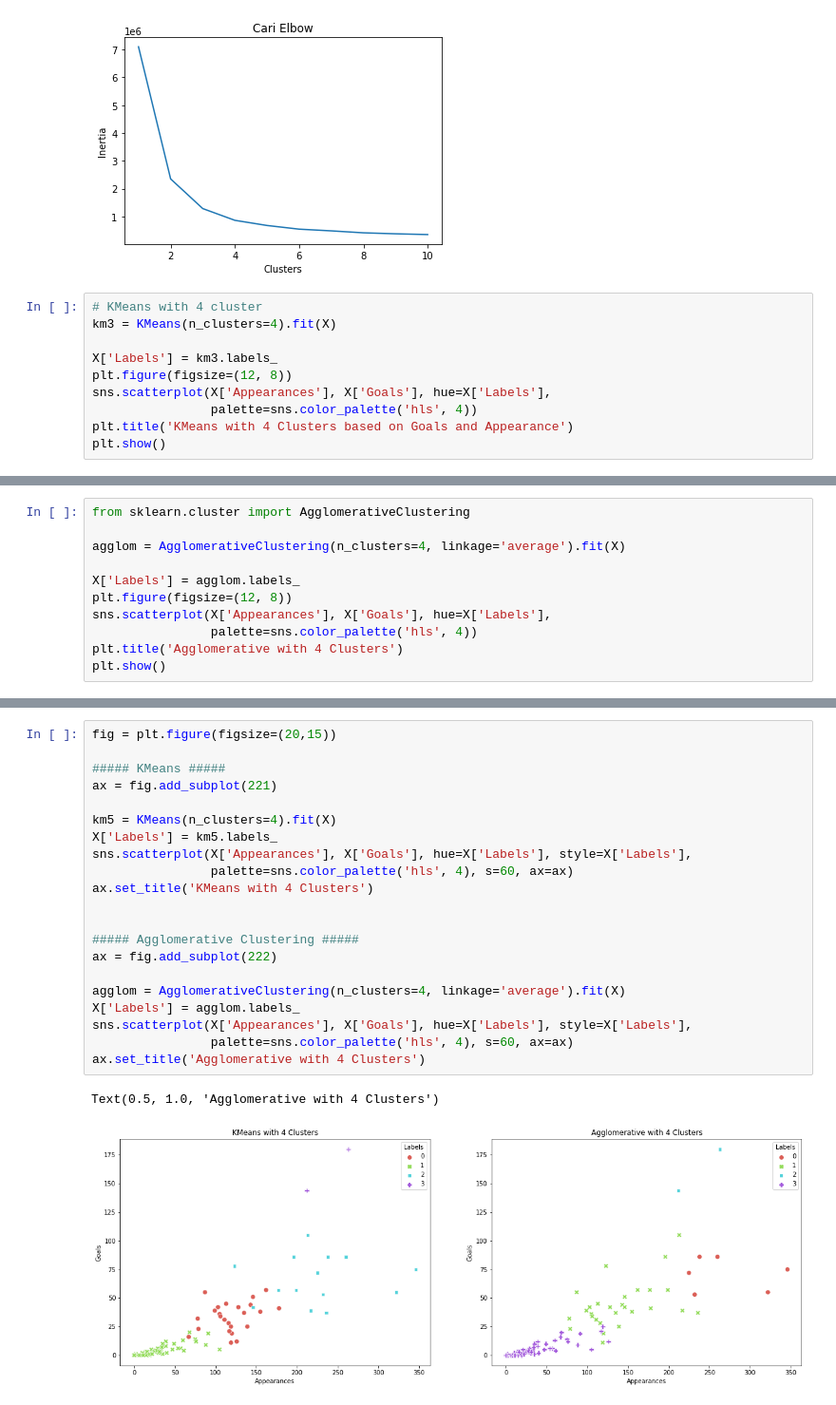
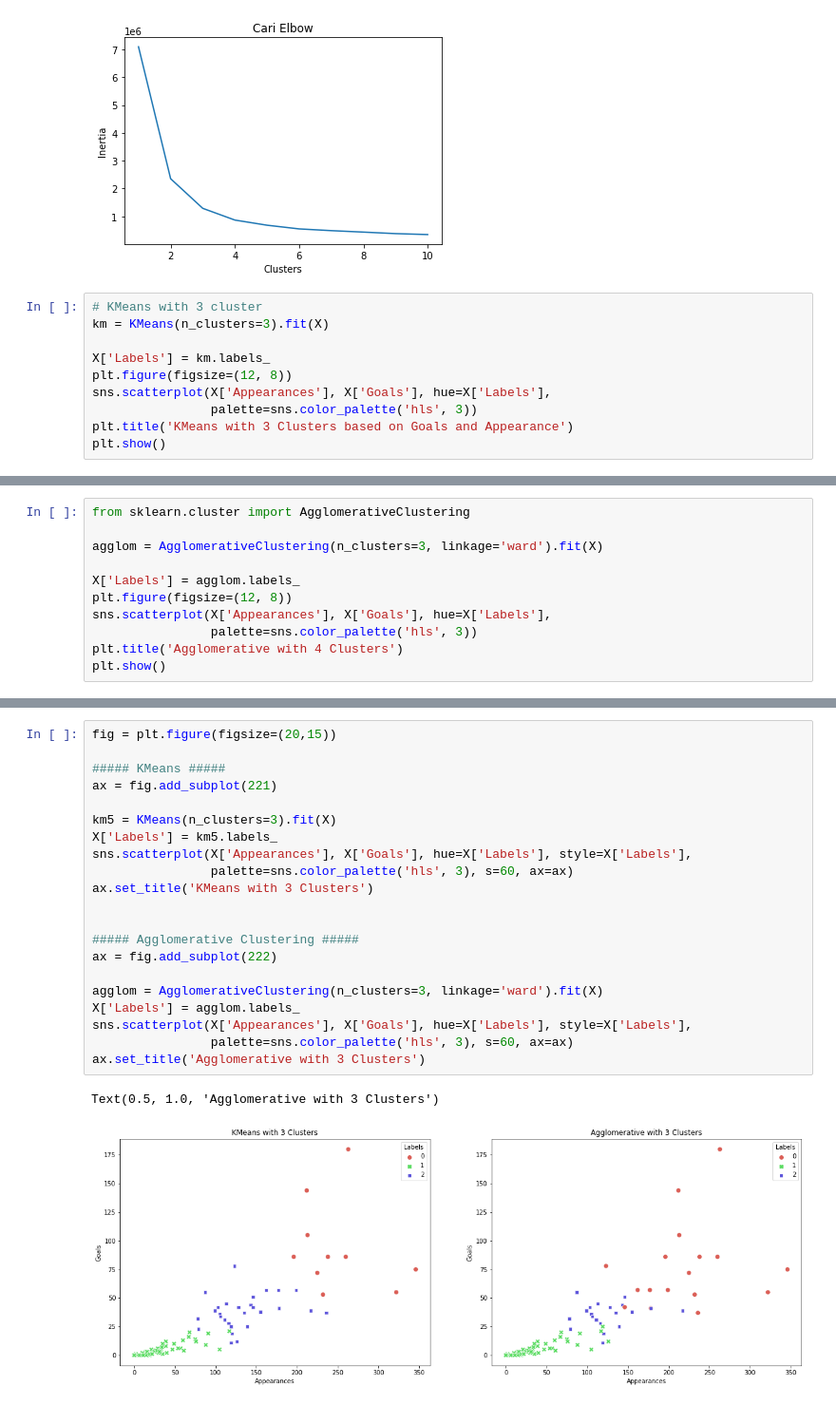
Before and after one commit to ariqnfl/learn-py, a Jupyter notebook: Training/EPL_Striker_Clustering.ipynb, the cells around one changed output, grey strips where cells are left out. Shown at 95% size. Cells and saved outputs as stored; diff of their text form.

```diff
--- a/Training/EPL_Striker_Clustering.ipynb
+++ b/Training/EPL_Striker_Clustering.ipynb
@@ -179,13 +179,13 @@ plt.ylabel("Inertia")
 Text(0, 0.5, 'Inertia')
 [figure]
 # %%
-# KMeans with 4 cluster
-km3 = KMeans(n_clusters=4).fit(X)
+# KMeans with 3 cluster
+km = KMeans(n_clusters=3).fit(X)
 
-X['Labels'] = km3.labels_
+X['Labels'] = km.labels_
 plt.figure(figsize=(12, 8))
 sns.scatterplot(X['Appearances'], X['Goals'], hue=X['Labels'],
-                palette=sns.color_palette('hls', 4))
-plt.title('KMeans with 4 Clusters based on Goals and Appearance')
+                palette=sns.color_palette('hls', 3))
+plt.title('KMeans with 3 Clusters based on Goals and Appearance')
 plt.show()
 # %% [output]
@@ -193,12 +193,12 @@ plt.show()
 # %%
 from sklearn.cluster import AgglomerativeClustering
 
-agglom = AgglomerativeClustering(n_clusters=4, linkage='average').fit(X)
+agglom = AgglomerativeClustering(n_clusters=3, linkage='ward').fit(X)
 
 X['Labels'] = agglom.labels_
 plt.figure(figsize=(12, 8))
 sns.scatterplot(X['Appearances'], X['Goals'], hue=X['Labels'],
-                palette=sns.color_palette('hls', 4))
+                palette=sns.color_palette('hls', 3))
 plt.title('Agglomerative with 4 Clusters')
 plt.show()
 # %% [output]
@@ -206,24 +206,24 @@ plt.show()
 # %%
 fig = plt.figure(figsize=(20,15))
 
 ##### KMeans #####
 ax = fig.add_subplot(221)
 
-km5 = KMeans(n_clusters=4).fit(X)
+km5 = KMeans(n_clusters=3).fit(X)
 X['Labels'] = km5.labels_
 sns.scatterplot(X['Appearances'], X['Goals'], hue=X['Labels'], style=X['Labels'],
-                palette=sns.color_palette('hls', 4), s=60, ax=ax)
-ax.set_title('KMeans with 4 Clusters')
+                palette=sns.color_palette('hls', 3), s=60, ax=ax)
+ax.set_title('KMeans with 3 Clusters')
 
 
 ##### Agglomerative Clustering #####
 ax = fig.add_subplot(222)
 
-agglom = AgglomerativeClustering(n_clusters=4, linkage='average').fit(X)
+agglom = AgglomerativeClustering(n_clusters=3, linkage='ward').fit(X)
 X['Labels'] = agglom.labels_
 sns.scatterplot(X['Appearances'], X['Goals'], hue=X['Labels'], style=X['Labels'],
-                palette=sns.color_palette('hls', 4), s=60, ax=ax)
-ax.set_title('Agglomerative with 4 Clusters')
+                palette=sns.color_palette('hls', 3), s=60, ax=ax)
+ax.set_title('Agglomerative with 3 Clusters')
 # %% [output]
-Text(0.5, 1.0, 'Agglomerative with 4 Clusters')
+Text(0.5, 1.0, 'Agglomerative with 3 Clusters')
-[figure, old version]
+[figure, new version]
```
Also changed, not shown: parts of 3 cells of this notebook.
